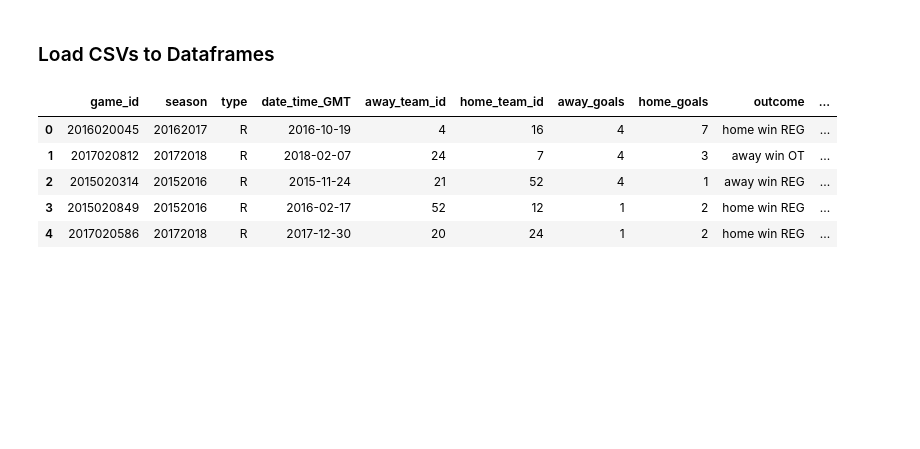
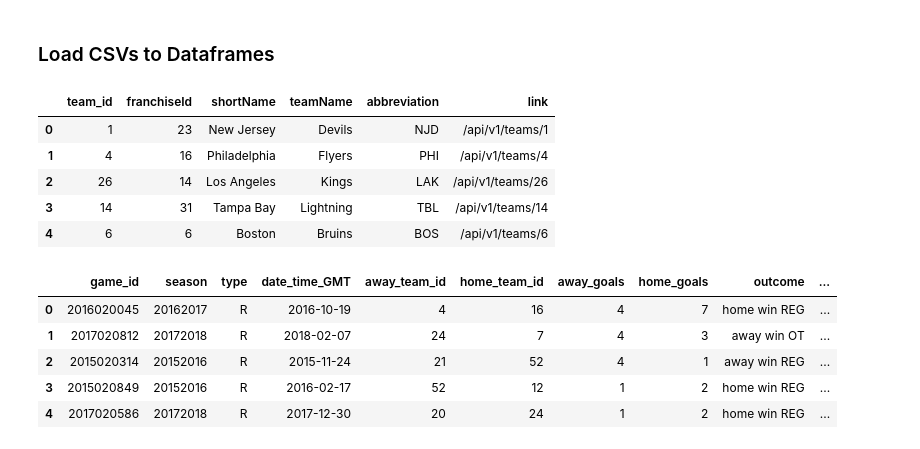
Before and after one commit to willserene/SQL_ETL, a Jupyter notebook: load_data.ipynb, the cells around one changed output. Saved outputs shown, nothing was run; the diff lists cells and outputs as text; code cells hidden in the pictures; blank space fills up the shorter version.

```diff
--- a/load_data.ipynb
+++ b/load_data.ipynb
@@ -4,6 +4,17 @@ from sqlalchemy import create_engine
 from password import password
 # %% [markdown]
 ### Load CSVs to Dataframes
+# %%
+team_info_file = "data/team_info.csv"
+team_info_df = pd.read_csv(team_info_file)
+team_info_df.head(5)
+# %% [output]
+|  | team_id | franchiseId | shortName | teamName | abbreviation | link |
+| 0 | 1 | 23 | New Jersey | Devils | NJD | /api/v1/teams/1 |
+| 1 | 4 | 16 | Philadelphia | Flyers | PHI | /api/v1/teams/4 |
+| 2 | 26 | 14 | Los Angeles | Kings | LAK | /api/v1/teams/26 |
+| 3 | 14 | 31 | Tampa Bay | Lightning | TBL | /api/v1/teams/14 |
+| 4 | 6 | 6 | Boston | Bruins | BOS | /api/v1/teams/6 |
 # %%
 game_file = "data/game.csv"
 game_df = pd.read_csv(game_file)
```
Also changed, not shown: parts of 14 cells of this notebook, 1 other file.
